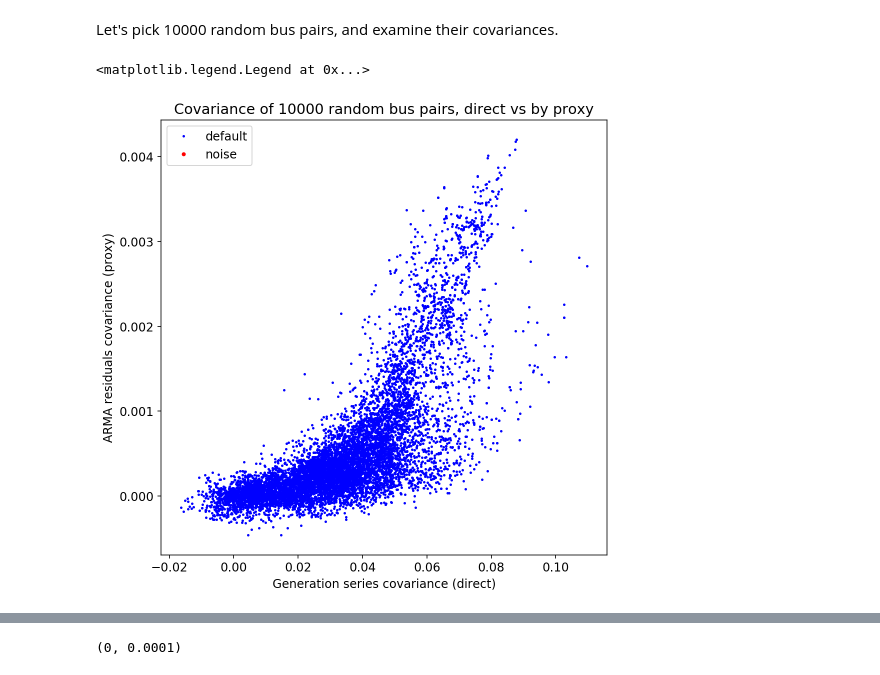
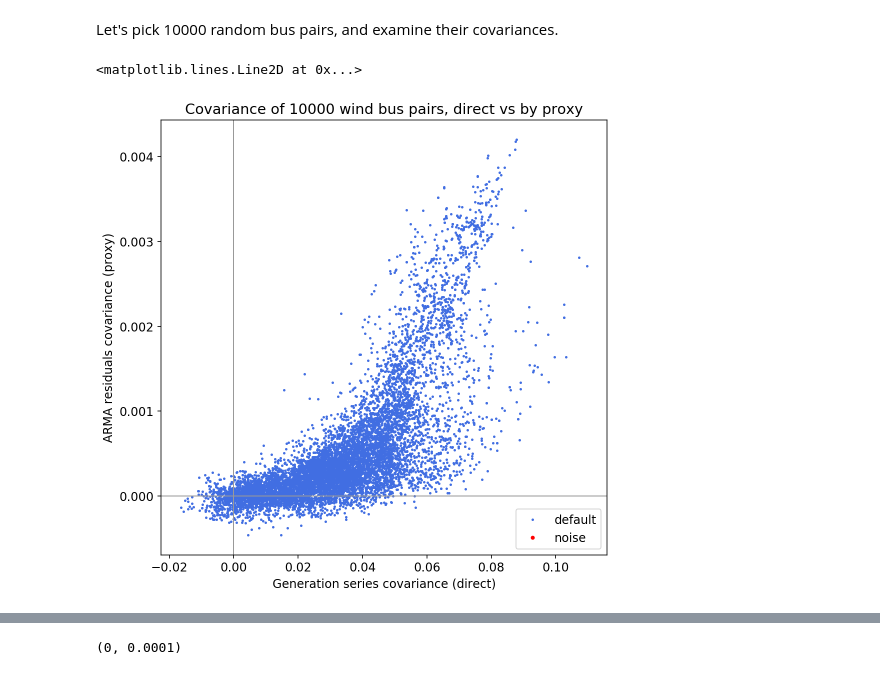
Before and after one commit to fonsp/grid-analysis, a Jupyter notebook: notebooks/explorative/arma fit analyse.ipynb, the cells around one changed output, grey strips where cells are left out. Saved outputs shown, nothing was run; the diff lists cells and outputs as text; code cells hidden in the pictures.

```diff
--- a/notebooks/explorative/arma fit analyse.ipynb
+++ b/notebooks/explorative/arma fit analyse.ipynb
@@ -304,21 +332,23 @@ wind_isnoisedpair = [i in wind_noised or j in wind_noised for i,j in randompairs
 # %%
 fig, ax = plt.subplots(figsize=(8,8))
 
-ax.plot(wind_genconvs, wind_resconvs, ".", markersize = 3, c="b", label="default")
-ax.plot(wind_genconvs[wind_isnoisedpair], solar_resconvs[wind_isnoisedpair], ".", markersize = 6, c="r", label="noise")
+ax.plot(wind_genconvs, wind_resconvs, ".", markersize = 3, c="#416ee2", label="default")
+ax.plot(wind_genconvs[wind_isnoisedpair], wind_resconvs[wind_isnoisedpair], ".", markersize = 6, c="r", label="noise")
 #ax.plot(solar_genconvs, solar_resconvsshuffled, ".", markersize=1, c="r", label="shuffled")
 
-ax.set_title("Covariance of {0} random bus pairs, direct vs by proxy".format(num))
+ax.set_title("Covariance of {0} wind bus pairs, direct vs by proxy".format(num))
 ax.set_xlabel("Generation series covariance (direct)")
 ax.set_ylabel("ARMA residuals covariance (proxy)")
 ax.legend()
 
 #ax.set_xlim(0,0.05)
 #ax.set_ylim(0,0.0002)
+ax.axhline(0.0, c="#999999", linewidth=1)
+ax.axvline(0.0, c="#999999", linewidth=1)
 
 
 #polyfit = np.polynomial.polynomial.Polynomial.fit(*zip(*solar_covs), deg=2)
 #ax.plot(*polyfit.linspace(200))
 # %% [output]
-<matplotlib.legend.Legend at 0x...>
+<matplotlib.lines.Line2D at 0x...>
-[figure, old version]
+[figure, new version]
```
Also changed, not shown: parts of 12 cells of this notebook, 14 other files.
